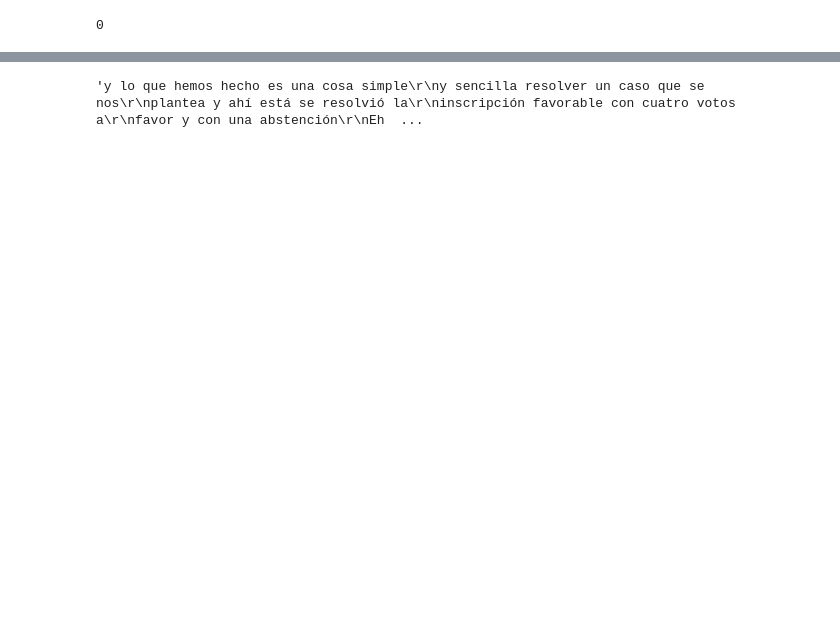
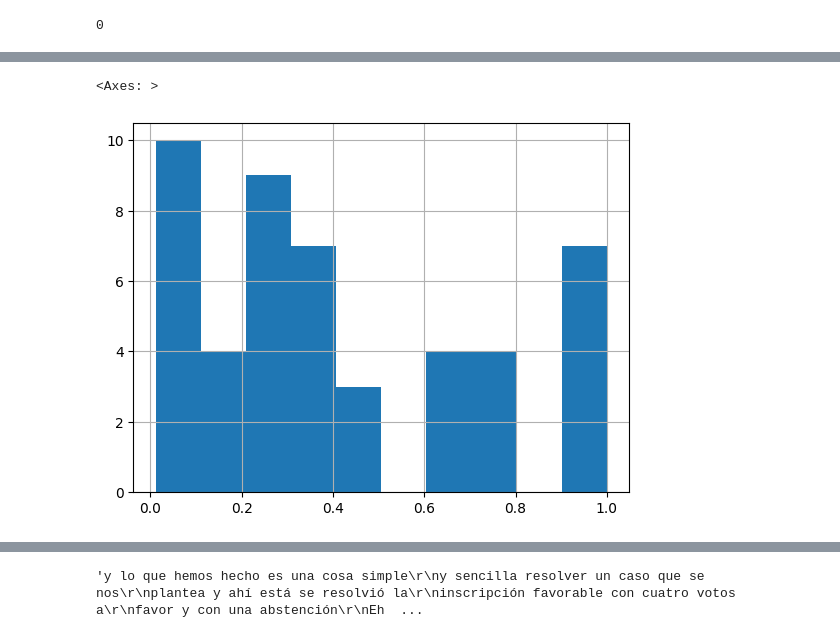
Before and after one commit to dots13/fake_news_detection_Salvador, a Jupyter notebook: MDFEND/MDFEND_rrss_tests.ipynb, the cells around one changed output, grey strips where cells are left out. Cells and saved outputs as stored; diff of their text form; code cells hidden in the pictures; blank space fills up the shorter version.

```diff
--- a/MDFEND/MDFEND_rrss_tests.ipynb
+++ b/MDFEND/MDFEND_rrss_tests.ipynb
@@ -255,6 +239,11 @@ dic_label = {'Fake': 1, 'Real': 0}
 df_rrss['labels_0_1'] = df_rrss['predicted_label'].apply(lambda x: 1 if x >= 0.5 else 0)
 # %%
 df_rrss['label'] = df_rrss.label.map(dic_label)
+# %%
+df_rrss.predicted_label.hist()
+# %% [output]
+<Axes: >
+[figure, added]
 # %%
 df_rrss
 # %% [output]
```
Also changed, not shown: parts of 22 cells of this notebook.
